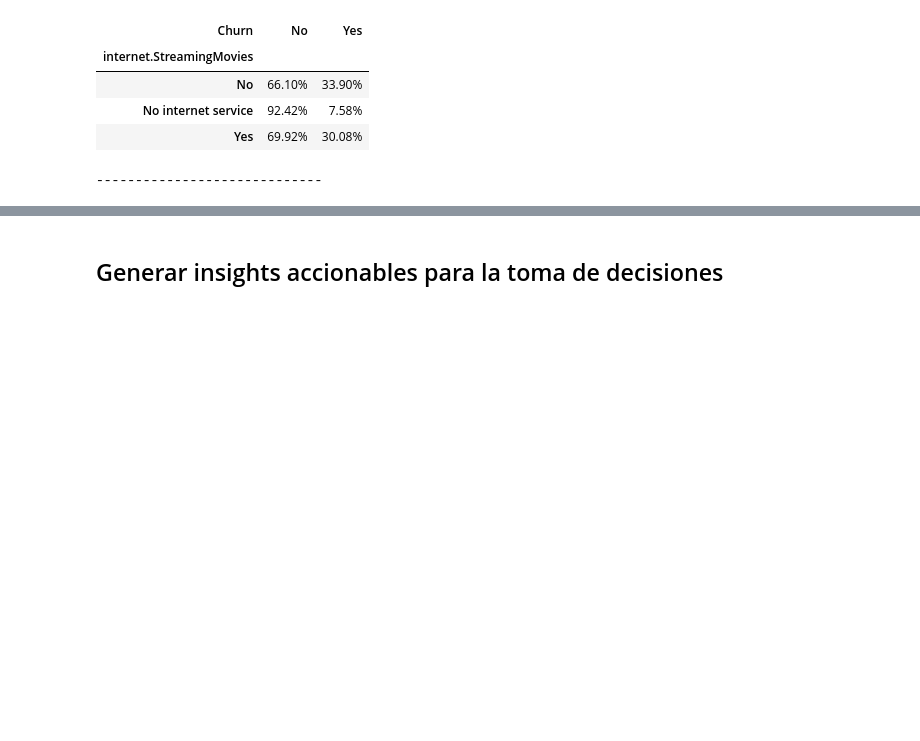
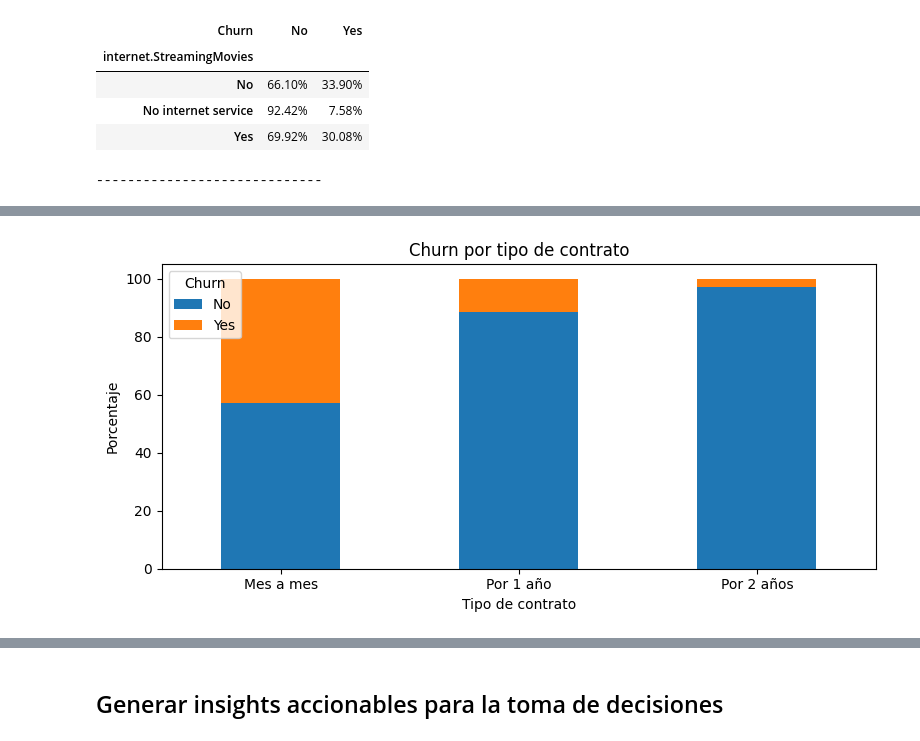
Before and after one commit to JCSR2022/challenge2-data-science-Alura, a Jupyter notebook: challenge2_data_science_Alura.ipynb, the cells around one changed output, grey strips where cells are left out. Saved outputs shown, nothing was run; the diff lists cells and outputs as text; code cells hidden in the pictures; blank space fills up the shorter version.

```diff
--- a/challenge2_data_science_Alura.ipynb
+++ b/challenge2_data_science_Alura.ipynb
@@ -671,0 +642,7 @@ cuenta = [col for col in data.columns if col.startswith('account')]
+# %%
+#solo por hacerlo diferente
+#df_contract = pd.crosstab(data['account.Contract'],data['Churn'],normalize='index') * 100
+
+tabla = data.groupby(['account.Contract', 'Churn']).size().unstack()
+df_contract = tabla.div(tabla.sum(axis=1), axis=0) * 100
+df_contract
@@ -671,0 +655,14 @@ cuenta = [col for col in data.columns if col.startswith('account')]
+# %%
+df_contract.index = ['Mes a mes','Por 1 año','Por 2 años']
+ax = df_contract.plot(
+    kind='bar',
+    stacked=True,
+    figsize=(8,4),
+    title='Churn por tipo de contrato',
+    ylabel='Porcentaje',
+    xlabel='Tipo de contrato'
+)
+ax.set_xticklabels(ax.get_xticklabels(), rotation=0)
+plt.tight_layout()
+# %% [output]
+[figure, added]
```
Also changed, not shown: parts of 18 cells of this notebook.
